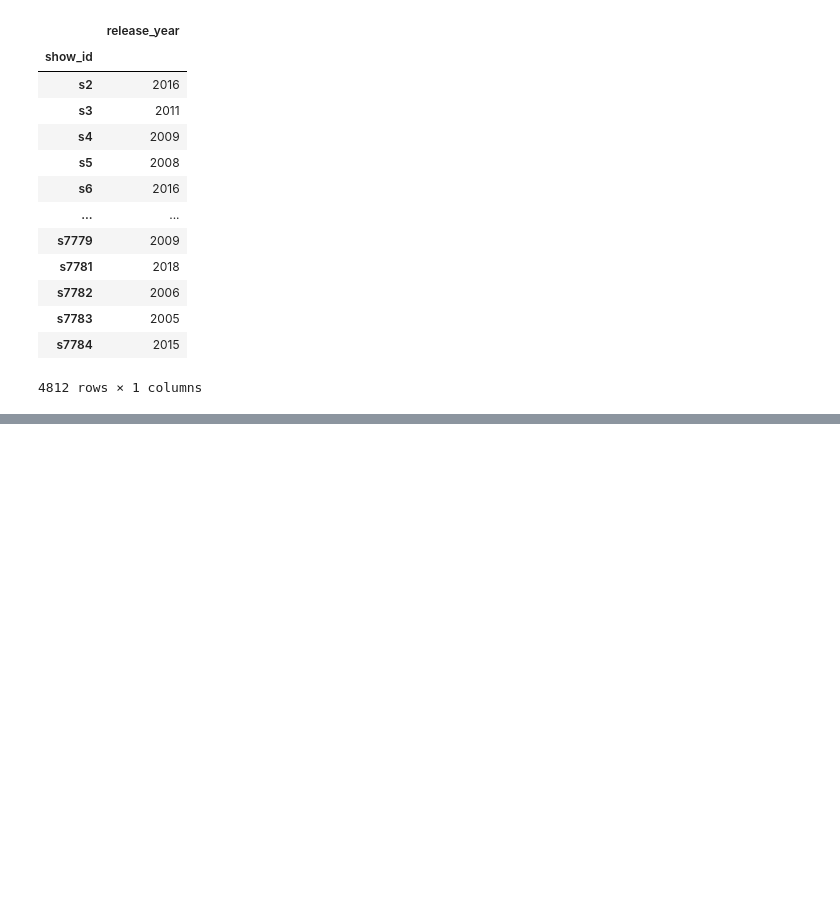
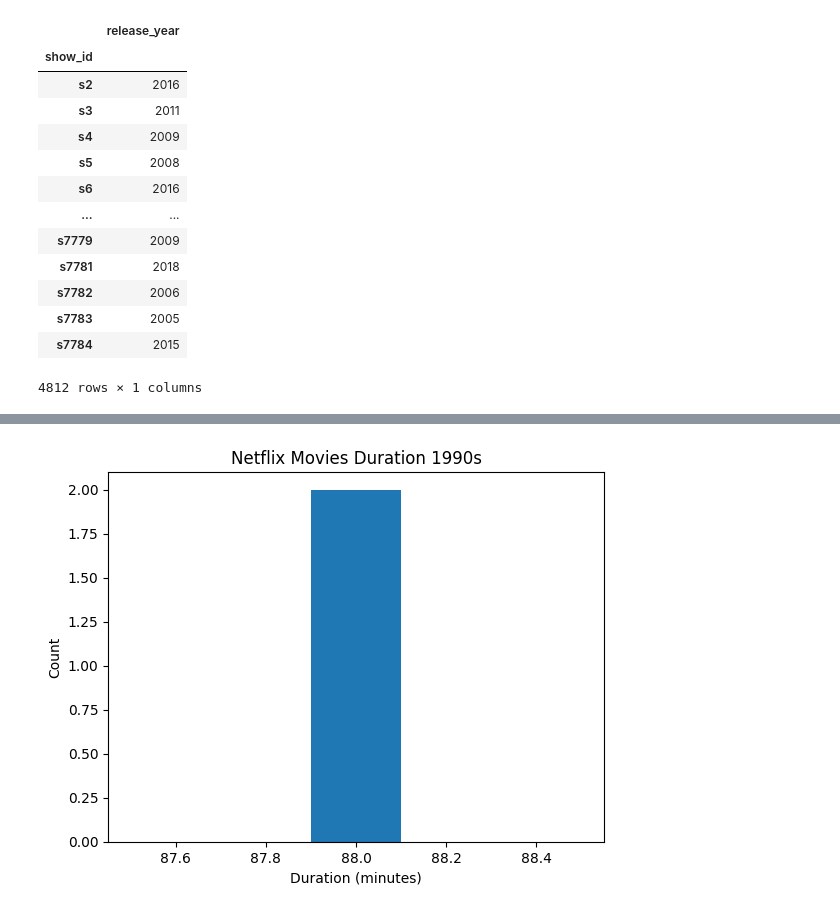
Before and after one commit to engjoaofaro/netflix_case_datacamp, a Jupyter notebook: notebook.ipynb, the cells around one changed output, grey strips where cells are left out. Cells and saved outputs as stored; diff of their text form; code cells hidden in the pictures; blank space fills up the shorter version.

```diff
--- a/notebook.ipynb
+++ b/notebook.ipynb
@@ -110,0 +123,8 @@ movies
+# %%
+# get the common duration
+duration = movies.duration.mode()
+print(duration)
+
+# show the values that appear most often
+movies_duration = movies.loc[movies.duration == duration[0], 'duration']
+movies_duration
@@ -110,0 +138,9 @@ movies
+# %%
+# plot the values that appear most often
+plt.hist(movies_duration, bins=5)
+plt.title("Netflix Movies Duration 1990s")
+plt.xlabel("Duration (minutes)")
+plt.ylabel("Count")
+plt.show()
+# %% [output]
+[figure, added]
```
Also changed, not shown: parts of 5 cells of this notebook.
